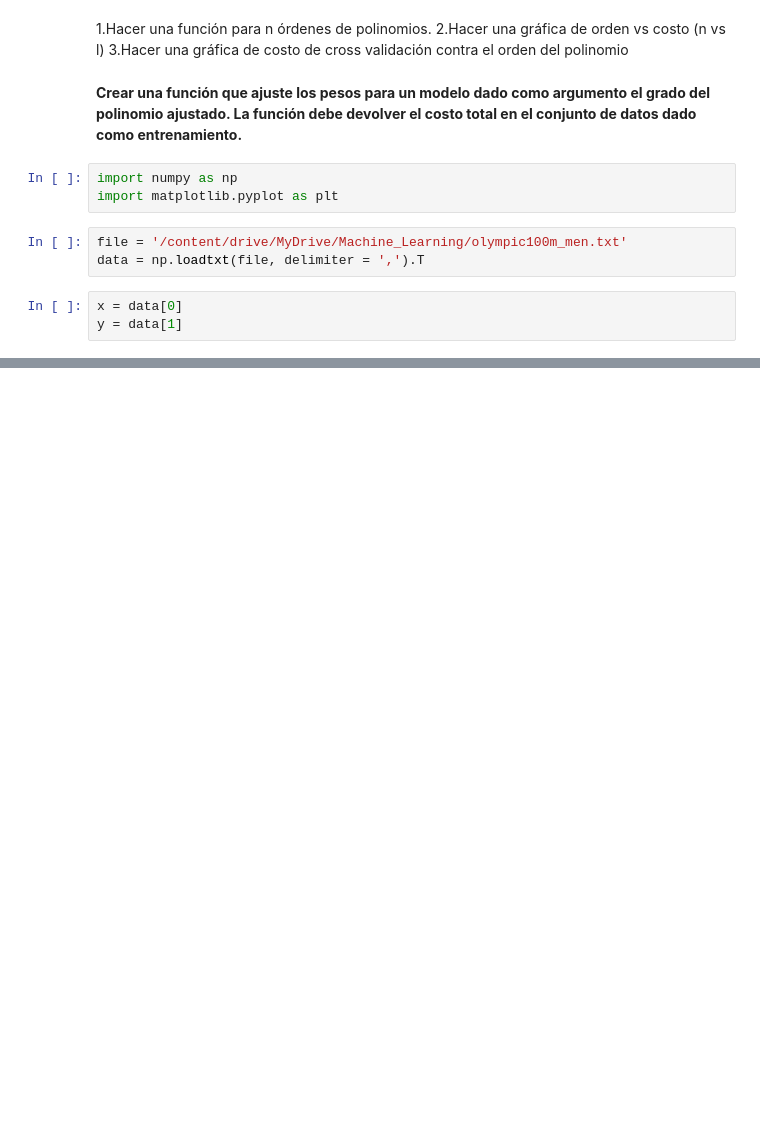
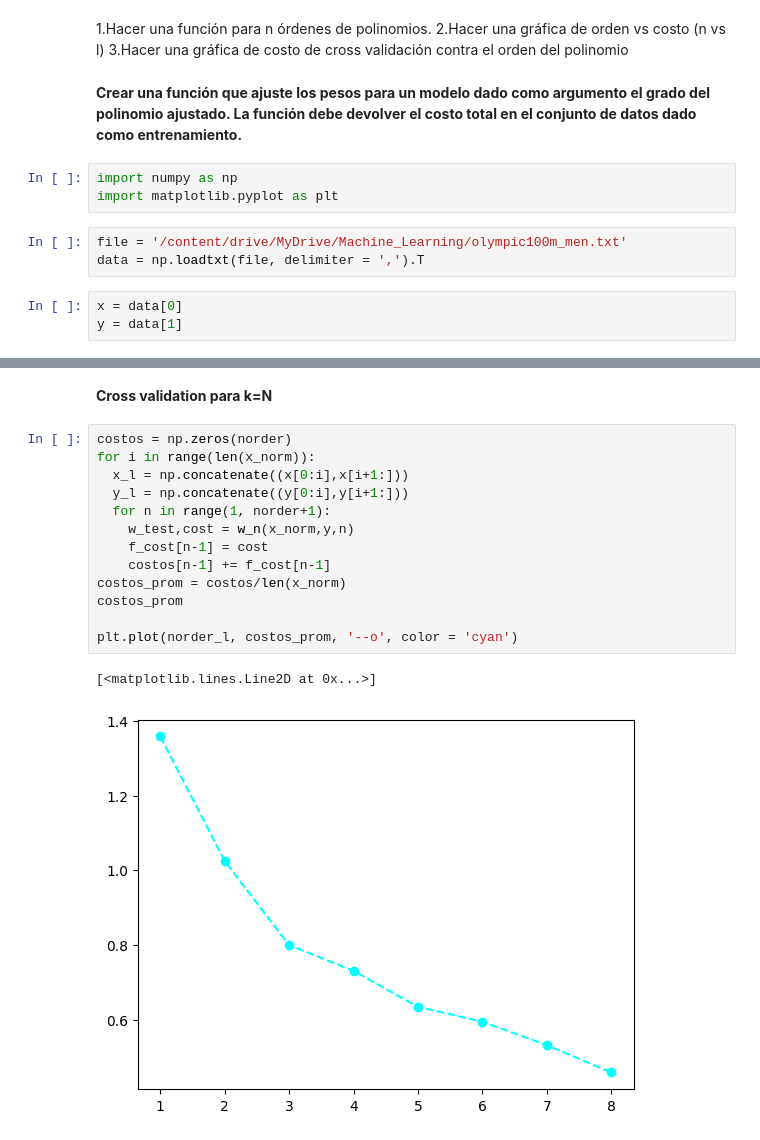
Before and after one commit to DCI-alxogm/ml2023-BlackPuma075, a Jupyter notebook: Ago_25_26/Ejercicios.ipynb, the cells around one changed output, grey strips where cells are left out. Cells and saved outputs as stored; diff of their text form; blank space fills up the shorter version.

```diff
--- a/Ago_25_26/Ejercicios.ipynb
+++ b/Ago_25_26/Ejercicios.ipynb
@@ -151,0 +87,18 @@ plt.grid()
+# %% [markdown]
+**Cross validation para k=N**
+# %%
+costos = np.zeros(norder)
+for i in range(len(x_norm)):
+  x_l = np.concatenate((x[0:i],x[i+1:]))
+  y_l = np.concatenate((y[0:i],y[i+1:]))
+  for n in range(1, norder+1):
+    w_test,cost = w_n(x_norm,y,n)
+    f_cost[n-1] = cost
+    costos[n-1] += f_cost[n-1]
+costos_prom = costos/len(x_norm)
+costos_prom
+
+plt.plot(norder_l, costos_prom, '--o', color = 'cyan')
+# %% [output]
+[<matplotlib.lines.Line2D at 0x...>]
+[figure, added]
```
Also changed, not shown: parts of 12 cells of this notebook.
